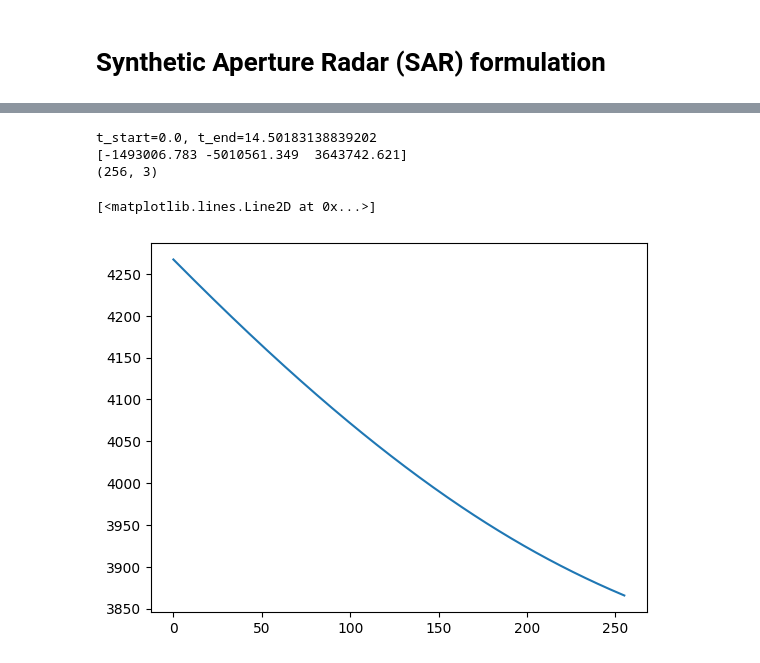
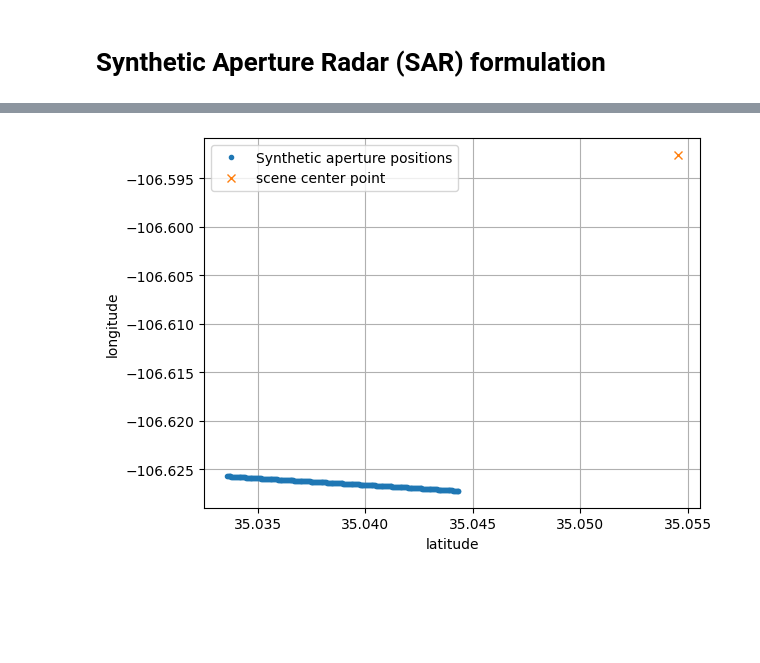
Before and after one commit to austinjtravis/radar_learning, a Jupyter notebook: 6_sar_modeling/sar_modeling.ipynb, the cells around one changed output, grey strips where cells are left out. Cells and saved outputs as stored; diff of their text form; code cells hidden in the pictures; blank space fills up the shorter version.

```diff
--- a/6_sar_modeling/sar_modeling.ipynb
+++ b/6_sar_modeling/sar_modeling.ipynb
@@ -48,34 +60,30 @@ $$R(t) = |\bm{p}_{tx}(t) - \bm{p}_{aim}(t)|$$
-# %%
-# trying to get ARP poly from https://six-library-github-public.s3.us-east-2.amazonaws.com/sicd_example_1_PFA_RE32F_IM32F_HH.nitf
-from sarpy.io.complex.sicd import SICDReader
-import numpy as np
-import numpy.polynomial.polynomial as npp
-reader = SICDReader('/mnt/c/Users/Austin/Documents/GitHub/radar_learning/sicd_example_1_PFA_RE32F_IM32F_HH.nitf')
-sicd_meta = reader.sicd_meta
-arp_poly = sicd_meta.Position.ARPPoly.get_array()
-
-n_coeff = sicd_meta.Position.ARPPoly.get_array()[0].Coefs.shape[0]
-arp_poly = np.zeros((3, n_coeff))
-
-for ii, c in enumerate(sicd_meta.Position.ARPPoly):
-    arp_poly[ii, :] = c.Coefs
-
-t_start = sicd_meta.ImageFormation.TStartProc
-t_end = sicd_meta.ImageFormation.TEndProc
-times = np.linspace(t_start, t_end, 256)
-print(f'{t_start=}, {t_end=}')
-
-arp_pos = npp.polyval(times, arp_poly.T).T
-p_scp = sicd_meta.GeoData.SCP.ECF.get_array()
-print(p_scp)
-print(arp_pos.shape)
-R = np.linalg.norm(arp_pos - p_scp, axis=-1)
-import matplotlib.pyplot as plt
-plt.figure()
-plt.plot(R)
-# %% [output]
-t_start=0.0, t_end=14.50183138839202
-[-1493006.783 -5010561.349  3643742.621]
-(256, 3)
-[<matplotlib.lines.Line2D at 0x...>]
-[figure, removed]
+# %%
+import numpy as np
+from sarpy.geometry.geocoords import ecf_to_geodetic
+import numpy.polynomial.polynomial as npp
+import matplotlib.pyplot as plt
+
+# These values were taken from metadata in https://six-library-github-public.s3.us-east-2.amazonaws.com/sicd_example_1_PFA_RE32F_IM32F_HH.nitf
+arp_poly=np.array([
+    [-1.49673321e+06,  3.38008795e+00,  3.41940381e-01, -4.19252322e-02,  3.34858667e-03, -1.93457182e-04, 4.91930368e-06],
+    [-5.01247649e+06,  4.82305159e+01, -1.52389565e-01, 2.80952869e-02, -2.50772202e-03,  1.02977378e-04, -1.57182110e-06],
+    [3.64293277e+06,  6.79510462e+01,  3.42472609e-02, -1.22799448e-02,  1.25281012e-03, -5.58969344e-05, 8.63636351e-07]
+])
+p_scp=np.array([-1493006.783, -5010561.349,  3643742.621])
+t_start=0.0
+t_end=14.50183138839202
+times = np.linspace(t_start, t_end, 256)
+arp_pos = npp.polyval(times, arp_poly.T).T
+
+arp_pos_llh = ecf_to_geodetic(arp_pos)
+scp_llh = ecf_to_geodetic(p_scp)
+
+plt.figure()
+plt.plot(arp_pos_llh[:, 0], arp_pos_llh[:, 1], '.', label='Synthetic aperture positions')
+plt.plot(scp_llh[0], scp_llh[1], 'x', label='scene center point')
+plt.xlabel('latitude')
+plt.ylabel('longitude')
+plt.legend()
+plt.grid()
+# %% [output]
+[figure, added]
```
Also changed, not shown: parts of 9 cells of this notebook.
